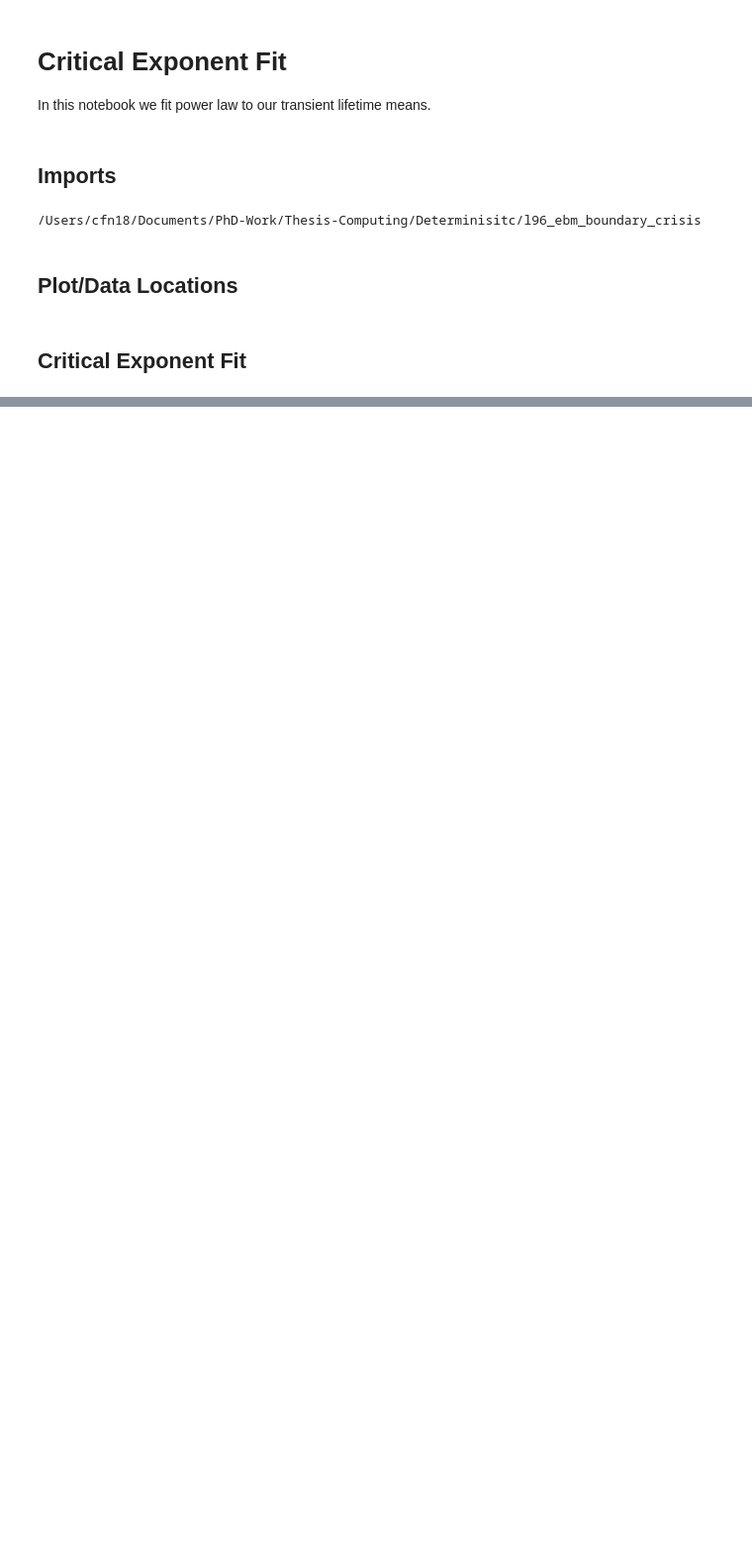
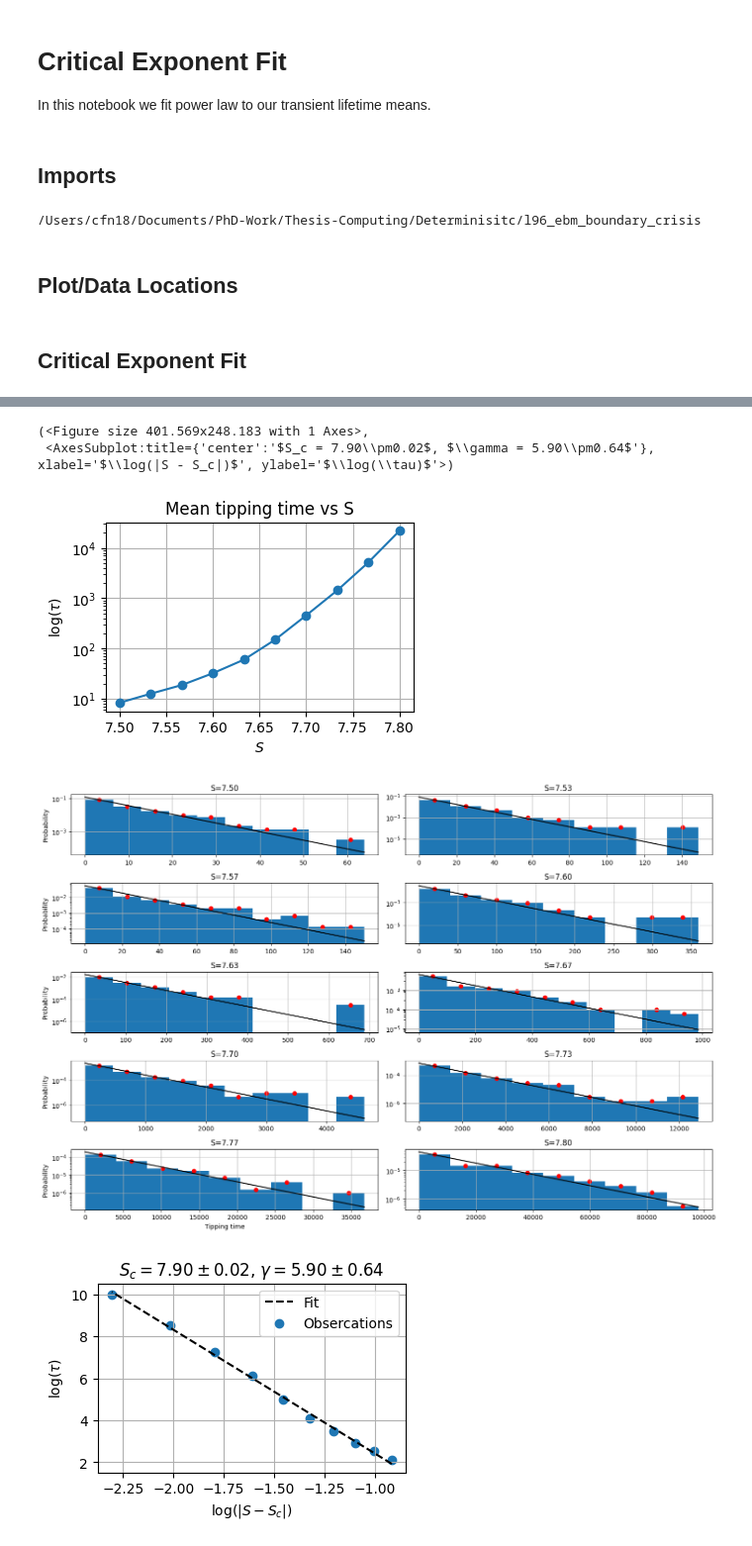
Before and after one commit to CalvinNesbitt/l96_ebm_boundary_crisis, a Jupyter notebook: notebooks/critical_exponent_fit.ipynb, the cells around one changed output, grey strips where cells are left out. Shown: that part at 99% size. Saved outputs shown, nothing was run; the diff lists cells and outputs as text; code cells hidden in the pictures; blank space fills up the shorter version.

```diff
--- a/notebooks/critical_exponent_fit.ipynb
+++ b/notebooks/critical_exponent_fit.ipynb
@@ -101 +53,11 @@ S
+# %%
+w_lifetimes.plot_mean_tipping_time()
+w_lifetimes.all_tipping_time_histograms()
+w_lifetimes.plot_scaling_lawfit()
+# %% [output]
+(<Figure size 401.569x248.183 with 1 Axes>,
+ <AxesSubplot:title={'center':'$S_c = 7.90\\pm0.02$, $\\gamma = 5.90\\pm0.64$'}, xlabel='$\\log(|S - S_c|)$', ylabel='$\\log(\\tau)$'>)
+[figure, added]
+[figure, added]
+[figure, added]
 # %% [markdown]
```
Also changed, not shown: parts of 14 cells of this notebook, 2 other files.
